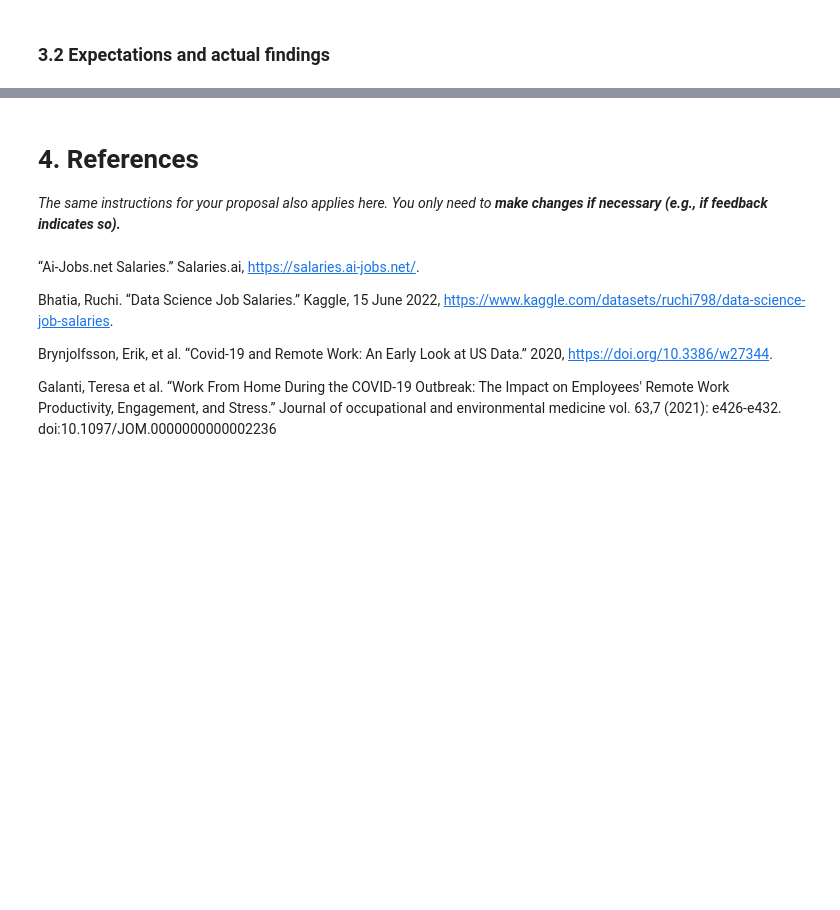
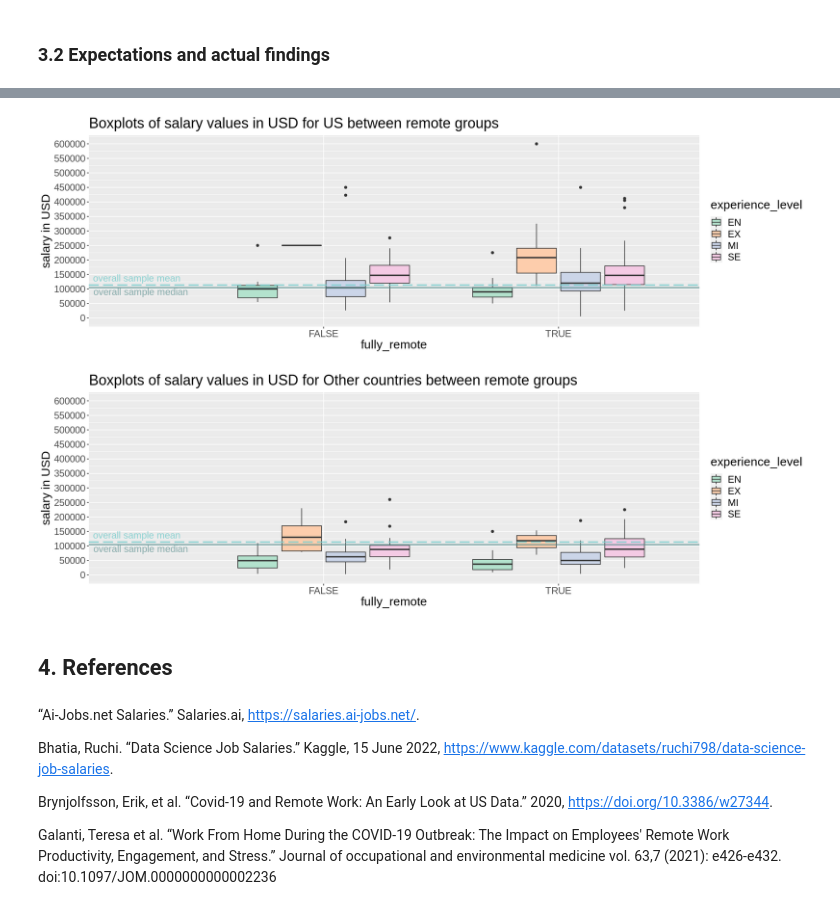
Before and after one commit to ludioludius/STAT201-Project, a Jupyter notebook: Final_Report_Draft.ipynb, the cells around one changed output, grey strips where cells are left out. Saved outputs shown, nothing was run; the diff lists cells and outputs as text; code cells hidden in the pictures; blank space fills up the shorter version.

```diff
--- a/Final_Report_Draft.ipynb
+++ b/Final_Report_Draft.ipynb
@@ -753,6 +764,46 @@ However, once we investigated further and observed the unbalance in data, we dis
+# %%
+options(repr.plot.width = 16, repr.plot.height = 5)
+options("scipen"=10, "digits"=4)
+
+#Within US between remote groups among 4 exprience levels:
+boxplots_US <- us_remote_binary %>%
+    ggplot(aes(x = fully_remote, y = salary_in_usd, fill = experience_level)) +
+    geom_boxplot() +
+    scale_fill_brewer(palette = "Pastel2") +
+    ylab("salary in USD") +
+    ggtitle("Boxplots of salary values in USD for US between remote groups") +
+    theme(text = element_text(size=18)) +
+    geom_hline(yintercept = mean_overall, color = "darkslategray3", size = 1, linetype = "longdash", alpha = 0.86) +
+        annotate("text", x = 0, y = mean_overall,label = "overall sample mean", color = "darkslategray3", size=5, hjust = -0.05, vjust = -0.5, alpha = 0.86) +
+    geom_hline(yintercept = median_overall, color = "darkslategray4", size = 1, linetype = "solid", alpha = 0.66) +
+        annotate("text", x = 0, y = median_overall,label = "overall sample median", color = "darkslategray4", size=5, hjust = -0.05, vjust = 1.1, alpha = 0.66) +
+    scale_y_continuous(limits = c(0, 600000), breaks = seq(0, 600000, 50000))
+boxplots_US
+
+# Within other countries between remote groups among 4 exprience levels:
+others_remote_binary <-
+    remote_binary %>%
+    filter(company_location !="US")
+
+boxplots_Others <- others_remote_binary %>%
+    ggplot(aes(x = fully_remote, y = salary_in_usd, fill = experience_level)) +
+    geom_boxplot() +
+    scale_fill_brewer(palette = "Pastel2") +
+    ylab("salary in USD") +
+    ggtitle("Boxplots of salary values in USD for Other countries between remote groups") +
+    theme(text = element_text(size=18)) +
+    geom_hline(yintercept = mean_overall, color = "darkslategray3", size = 1, linetype = "longdash", alpha = 0.86) +
+        annotate("text", x = 0, y = mean_overall,label = "overall sample mean", color = "darkslategray3", size=5, hjust = -0.05, vjust = -0.5, alpha = 0.86) +
+    geom_hline(yintercept = median_overall, color = "darkslategray4", size = 1, linetype = "solid", alpha = 0.66) +
+        annotate("text", x = 0, y = median_overall,label = "overall sample median", color = "darkslategray4", size=5, hjust = -0.05, vjust = 1.1, alpha = 0.66) +
+    scale_y_continuous(limits = c(0, 600000), breaks = seq(0, 600000, 50000))
+
+boxplots_Others
+# %% [output]
+[figure, added]
+[figure, added]
 # %% [markdown]
-# 4. References
-*The same instructions for your proposal also applies here. You only need to **make changes if necessary (e.g., if feedback indicates so).***
+## 4. References
 # %% [markdown]
 “Ai-Jobs.net Salaries.” Salaries.ai, https://salaries.ai-jobs.net/.
 
```
Also changed, not shown: parts of 7 cells of this notebook.
